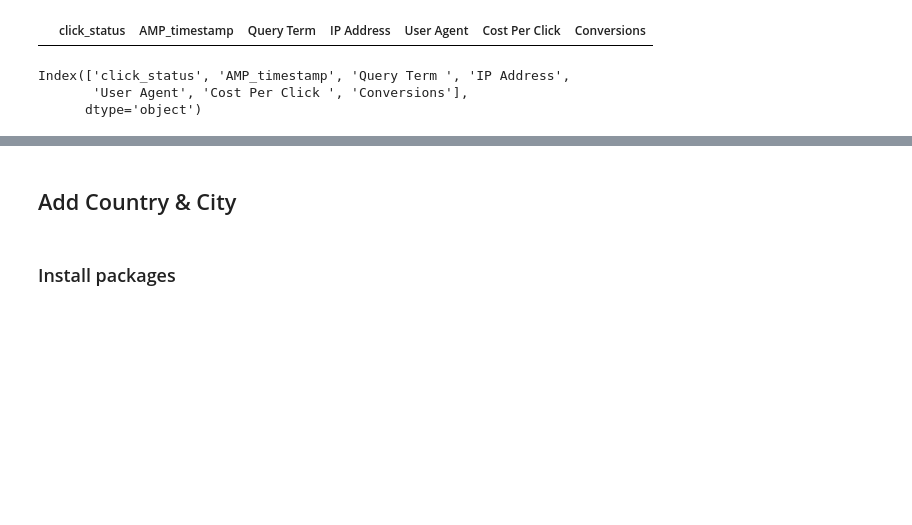
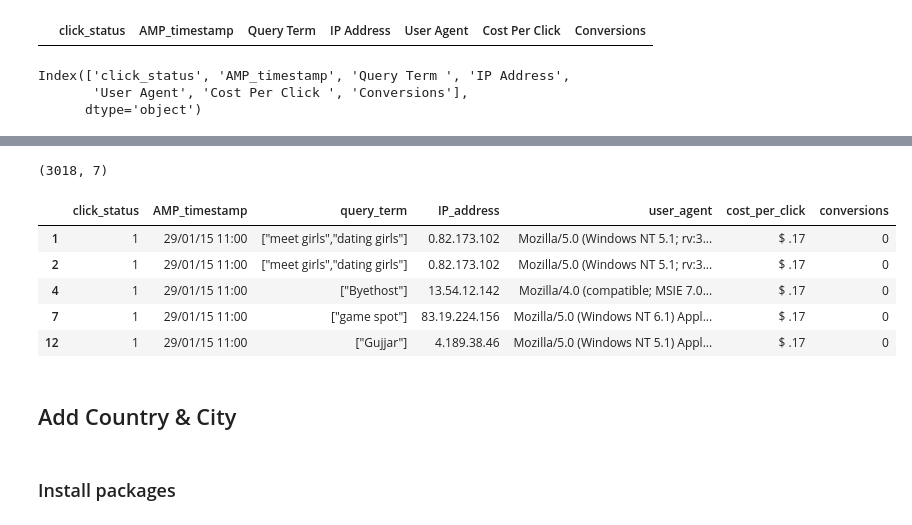
Before and after one commit to chinmaydas96/Click_prediction, a Jupyter notebook: test_online_2.ipynb, the cells around one changed output, grey strips where cells are left out. Drawn from its saved outputs; the diff is of its cells as text; code cells hidden in the pictures; blank space fills up the shorter version.

```diff
--- a/test_online_2.ipynb
+++ b/test_online_2.ipynb
@@ -69,3 +71,7 @@ df.head(5)
 | 2 | 1 | 29/01/15 11:00 | ["meet girls","dating girls"] | 0.82.173.102 | Mozilla/5.0 (Windows NT 5.1; rv:3... | $ .17 | 0 |
 | 3 | 1 | 29/01/15 11:00 | ["credit report","credit karma","... | 219.32.49.92 | Mozilla/5.0 (Windows NT 6.3; WOW6... | $ .90 | 0 |
 | 4 | 1 | 29/01/15 11:00 | ["Byethost"] | 13.54.12.142 | Mozilla/4.0 (compatible; MSIE 7.0... | $ .17 | 0 |
+# %%
+# Replacing a bad format query.
+
+df = df.replace('["stream tv shows","tv shows for free","watch free tv shows","watch online tv shows"', '["stream tv shows","tv shows for free","watch free tv shows","watch online tv shows"]')
@@ -71,0 +143,9 @@ df.head(5)
+# %%
+# counting the number of times the ip values come
+data_ip=pd.DataFrame(df.groupby(['IP_address'])['IP_address'].count())
+data_ip=data_ip.sort_values("IP_address",ascending=False)
+
+# changing the name of the column
+data_ip.columns=['count']
+data_ip=data_ip.reset_index()
+# resetting the index
@@ -72,3 +164,22 @@ df.head(5)
+# %%
+# choosing only those which have more than one hits
+data_ip=data_ip[data_ip['count']>1]
+# %%
+# taking the part of the entire data whose the IP addresses appear more than once
+data_ip=df[df['IP_address'].isin(data_ip['IP_address'])]
+# %%
+data_ip.shape
+# %% [output]
+(3018, 7)
+# %%
+data_ip.head()
+# %% [output]
+|  | click_status | AMP_timestamp | query_term | IP_address | user_agent | cost_per_click | conversions |
+| 1 | 1 | 29/01/15 11:00 | ["meet girls","dating girls"] | 0.82.173.102 | Mozilla/5.0 (Windows NT 5.1; rv:3... | $ .17 | 0 |
+| 2 | 1 | 29/01/15 11:00 | ["meet girls","dating girls"] | 0.82.173.102 | Mozilla/5.0 (Windows NT 5.1; rv:3... | $ .17 | 0 |
+| 4 | 1 | 29/01/15 11:00 | ["Byethost"] | 13.54.12.142 | Mozilla/4.0 (compatible; MSIE 7.0... | $ .17 | 0 |
+| 7 | 1 | 29/01/15 11:00 | ["game spot"] | 83.19.224.156 | Mozilla/5.0 (Windows NT 6.1) Appl... | $ .17 | 0 |
+| 12 | 1 | 29/01/15 11:00 | ["Gujjar"] | 4.189.38.46 | Mozilla/5.0 (Windows NT 5.1) Appl... | $ .17 | 0 |
 # %% [markdown]
 ## Add Country & City
 # %% [markdown]
```
Also changed, not shown: parts of 65 cells of this notebook, 8 other files.
